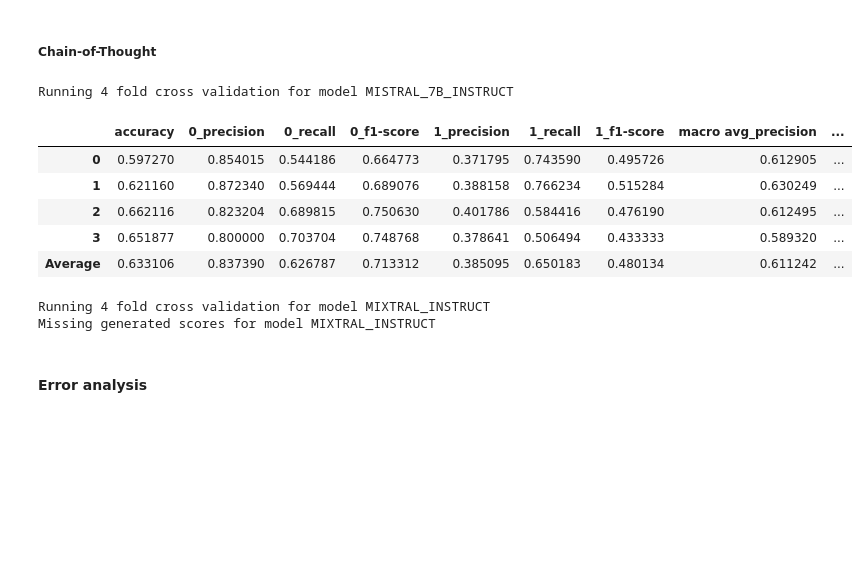
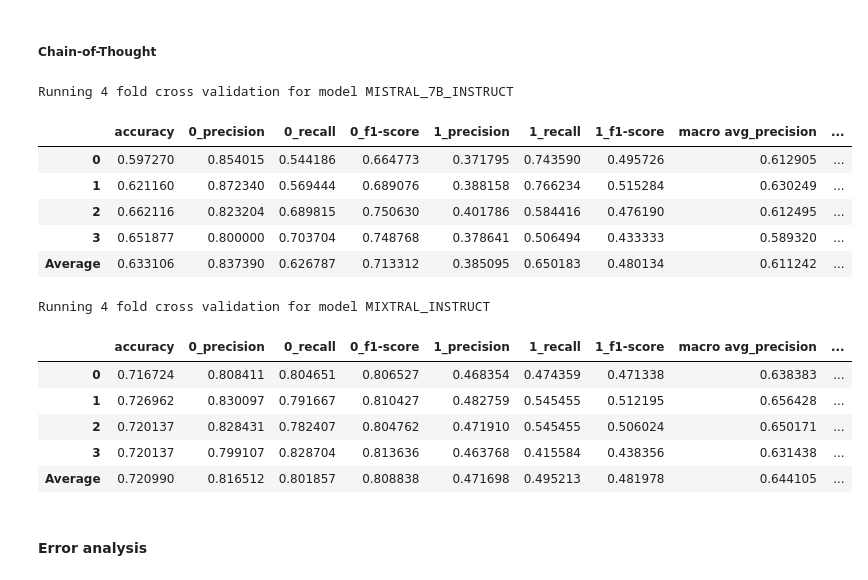
Before and after one commit to matsbratvold/Checkworthiness-Detection-with-Open-Source-LLMs, a Jupyter notebook: src/llm.ipynb, the cells around one changed output. Saved outputs shown, nothing was run; the diff lists cells and outputs as text; code cells hidden in the pictures; blank space fills up the shorter version.

```diff
--- a/src/llm.ipynb
+++ b/src/llm.ipynb
@@ -288,33 +288,38 @@ Running 4 fold cross validation for model MIXTRAL_INSTRUCT
 # %%
 %autoreload
 
 import os
 crossval_folder = "../data/CheckThat2021Task1a/crossval"
 for model_id in HuggingFaceModel:
     print(f"Running 4 fold cross validation for model {model_id.name}")
-    dataset_path = f"../results/CheckThat/{model_id.name}/zeroshot/chain-of-thought-scores.csv"
+    dataset_path = f"../results/CheckThat/{model_id.name}/zeroshot/CoT/chain-of-thought-scores.csv"
     if not os.path.exists(dataset_path):
         print(f"Missing generated scores for model {model_id.name}")
         continue
     dataset_with_scores = pd.read_csv(dataset_path, index_col=0)
     save_folder = f"../results/CheckThat/{model_id.name}/zeroshot/CoT"
-    result = run_llm_cross_validation(
+    result, predictions = run_llm_cross_validation(
         data=dataset_with_scores,
         label_column="check_worthiness",
         crossval_folder=crossval_folder,
         save_folder=save_folder,
     )
     display(result)
 # %% [output]
 Running 4 fold cross validation for model MISTRAL_7B_INSTRUCT
 |  | accuracy | 0_precision | 0_recall | 0_f1-score | 1_precision | 1_recall | 1_f1-score | macro avg_precision | ... |
 | 0 | 0.597270 | 0.854015 | 0.544186 | 0.664773 | 0.371795 | 0.743590 | 0.495726 | 0.612905 | ... |
 | 1 | 0.621160 | 0.872340 | 0.569444 | 0.689076 | 0.388158 | 0.766234 | 0.515284 | 0.630249 | ... |
 | 2 | 0.662116 | 0.823204 | 0.689815 | 0.750630 | 0.401786 | 0.584416 | 0.476190 | 0.612495 | ... |
 | 3 | 0.651877 | 0.800000 | 0.703704 | 0.748768 | 0.378641 | 0.506494 | 0.433333 | 0.589320 | ... |
 | Average | 0.633106 | 0.837390 | 0.626787 | 0.713312 | 0.385095 | 0.650183 | 0.480134 | 0.611242 | ... |
 Running 4 fold cross validation for model MIXTRAL_INSTRUCT
-Missing generated scores for model MIXTRAL_INSTRUCT
+|  | accuracy | 0_precision | 0_recall | 0_f1-score | 1_precision | 1_recall | 1_f1-score | macro avg_precision | ... |
+| 0 | 0.716724 | 0.808411 | 0.804651 | 0.806527 | 0.468354 | 0.474359 | 0.471338 | 0.638383 | ... |
+| 1 | 0.726962 | 0.830097 | 0.791667 | 0.810427 | 0.482759 | 0.545455 | 0.512195 | 0.656428 | ... |
+| 2 | 0.720137 | 0.828431 | 0.782407 | 0.804762 | 0.471910 | 0.545455 | 0.506024 | 0.650171 | ... |
+| 3 | 0.720137 | 0.799107 | 0.828704 | 0.813636 | 0.463768 | 0.415584 | 0.438356 | 0.631438 | ... |
+| Average | 0.720990 | 0.816512 | 0.801857 | 0.808838 | 0.471698 | 0.495213 | 0.481978 | 0.644105 | ... |
 # %% [markdown]
 #### Error analysis
 # %%
```
Also changed, not shown: parts of 3 cells of this notebook.
